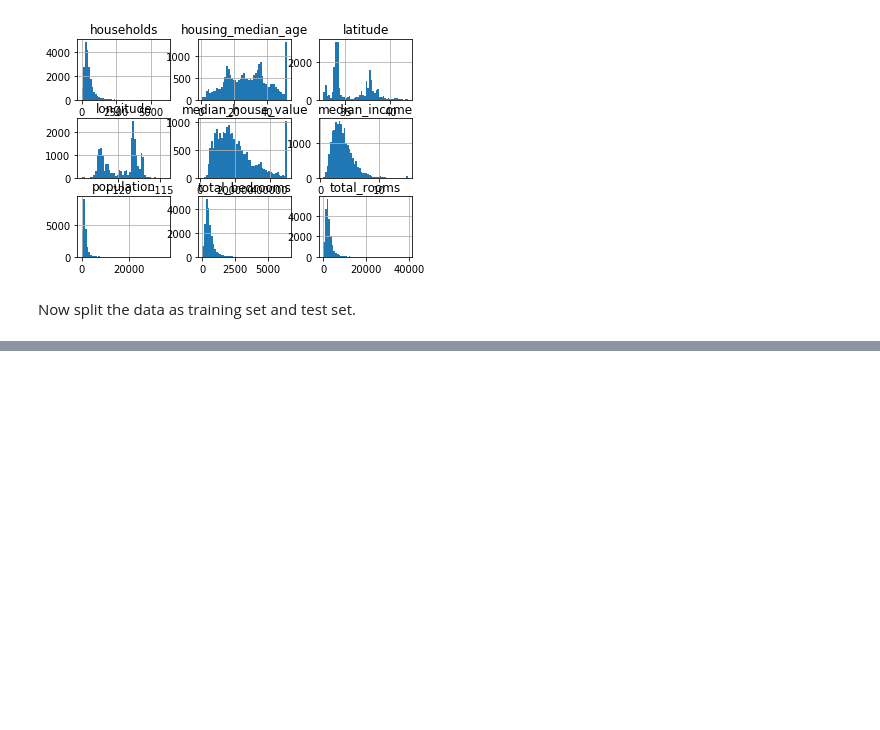
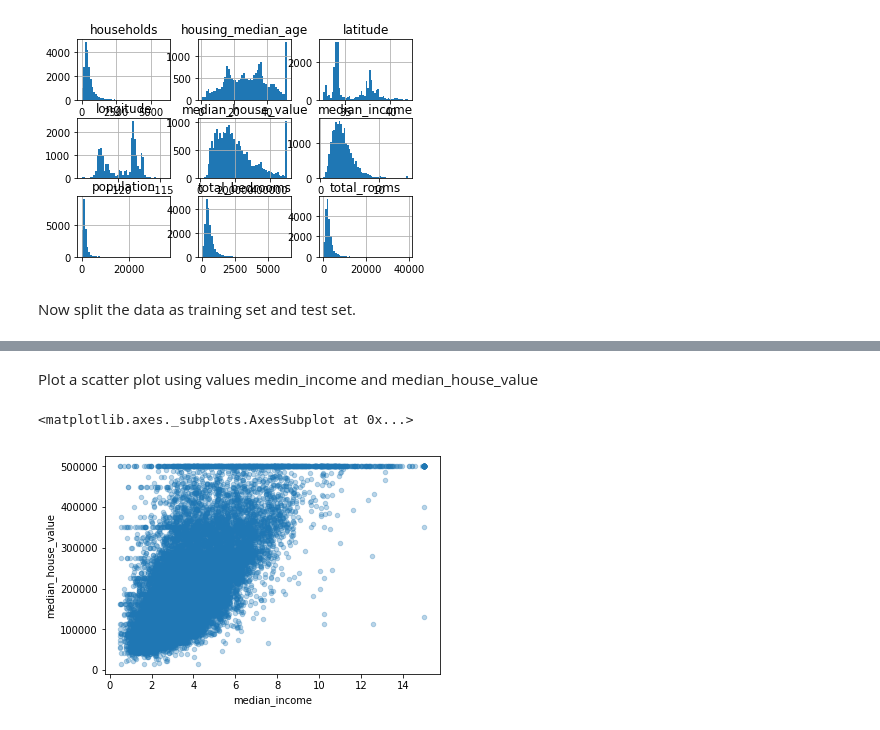
Before and after one commit to venkat2ram/Python, a Jupyter notebook: Chapter2.ipynb, the cells around one changed output, grey strips where cells are left out. Drawn from its saved outputs; the diff is of its cells as text; code cells hidden in the pictures; blank space fills up the shorter version.

```diff
--- a/Chapter2.ipynb
+++ b/Chapter2.ipynb
@@ -102,0 +130,7 @@ def split_train_test(Data,test_ratio):
+# %% [markdown]
+Plot a scatter plot using values medin_income and median_house_value
+# %%
+housing.plot(x="median_income",y="median_house_value",kind="scatter", alpha=0.3)
+# %% [output]
+<matplotlib.axes._subplots.AxesSubplot at 0x...>
+[figure, added]
```
Also changed, not shown: parts of 8 cells of this notebook.
